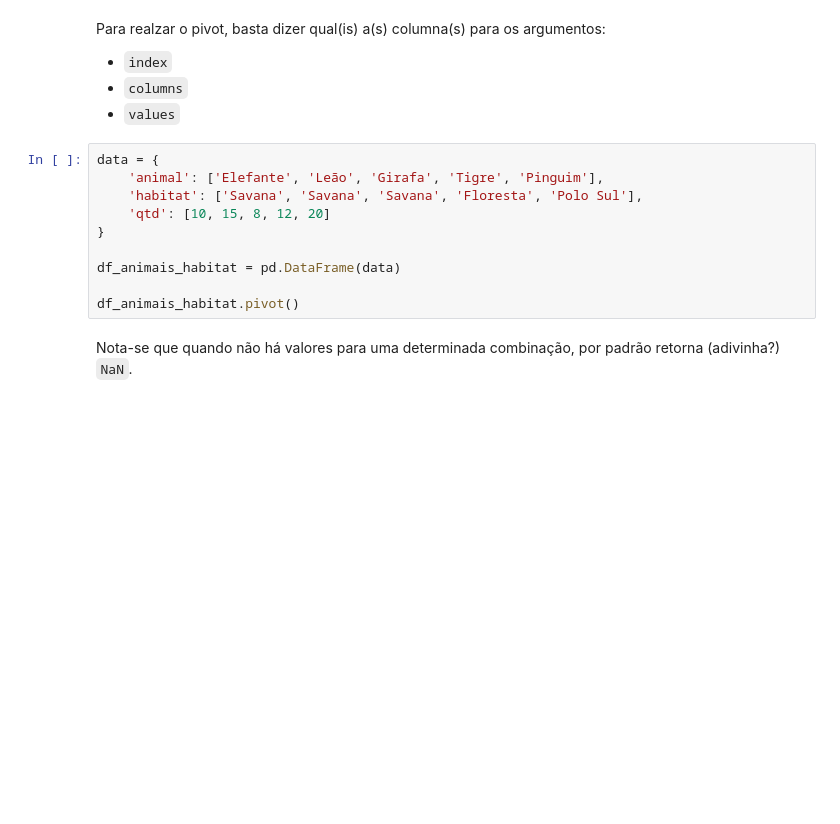
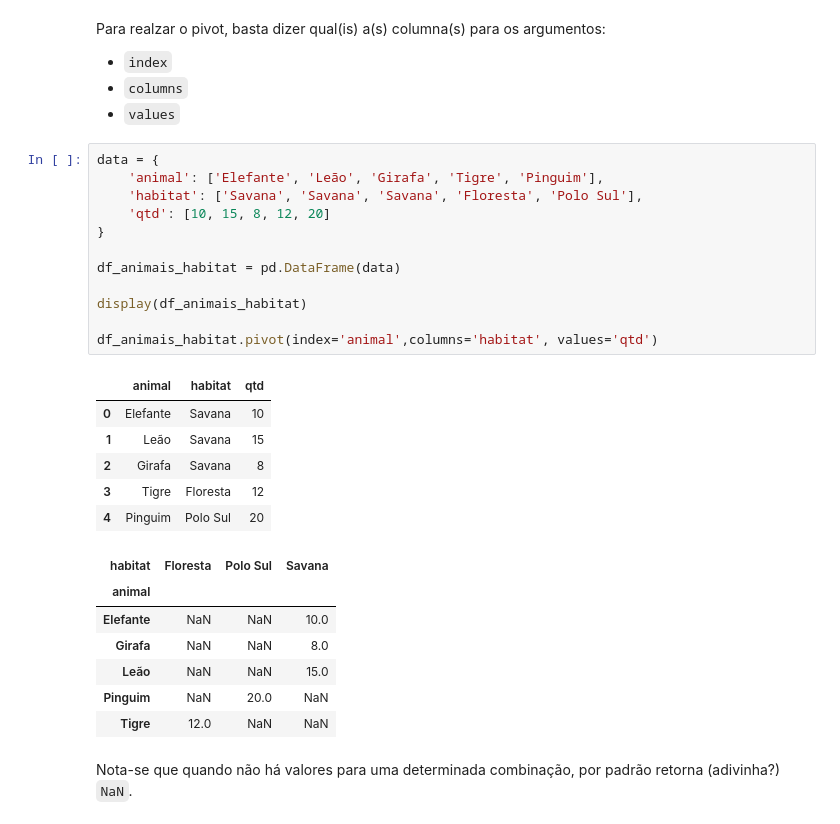
Before and after one commit to allansuzuki/ADA_classes, a Jupyter notebook: DS-PY-Data-Science/DS-PY-004 TÉCNICAS DE PROGRAMAÇÃO I (PY)/Material do Aluno/Aula 5/Aula5_Pandas-Processar_Dados_aluno.ipynb, the cells around one changed output. Cells and saved outputs as stored; diff of their text form; blank space fills up the shorter version.

```diff
--- a/DS-PY-Data-Science/DS-PY-004 TÉCNICAS DE PROGRAMAÇÃO I (PY)/Material do Aluno/Aula 5/Aula5_Pandas-Processar_Dados_aluno.ipynb
+++ b/DS-PY-Data-Science/DS-PY-004 TÉCNICAS DE PROGRAMAÇÃO I (PY)/Material do Aluno/Aula 5/Aula5_Pandas-Processar_Dados_aluno.ipynb
@@ -495,13 +495,29 @@ Para realzar o pivot, basta dizer qual(is) a(s) columna(s) para os argumentos:
 # %%
 data = {
     'animal': ['Elefante', 'Leão', 'Girafa', 'Tigre', 'Pinguim'],
     'habitat': ['Savana', 'Savana', 'Savana', 'Floresta', 'Polo Sul'],
     'qtd': [10, 15, 8, 12, 20]
 }
 
 df_animais_habitat = pd.DataFrame(data)
 
-df_animais_habitat.pivot()
+display(df_animais_habitat)
+
+df_animais_habitat.pivot(index='animal',columns='habitat', values='qtd')
+# %% [output]
+|  | animal | habitat | qtd |
+| 0 | Elefante | Savana | 10 |
+| 1 | Leão | Savana | 15 |
+| 2 | Girafa | Savana | 8 |
+| 3 | Tigre | Floresta | 12 |
+| 4 | Pinguim | Polo Sul | 20 |
+| habitat | Floresta | Polo Sul | Savana |
+| animal |  |  |  |
+| Elefante | NaN | NaN | 10.0 |
+| Girafa | NaN | NaN | 8.0 |
+| Leão | NaN | NaN | 15.0 |
+| Pinguim | NaN | 20.0 | NaN |
+| Tigre | 12.0 | NaN | NaN |
 # %% [markdown]
 Nota-se que quando não há valores para uma determinada combinação, por padrão retorna (adivinha?) `NaN`.
 # %% [markdown]
```
Also changed, not shown: parts of 10 cells of this notebook, 1 other file.
